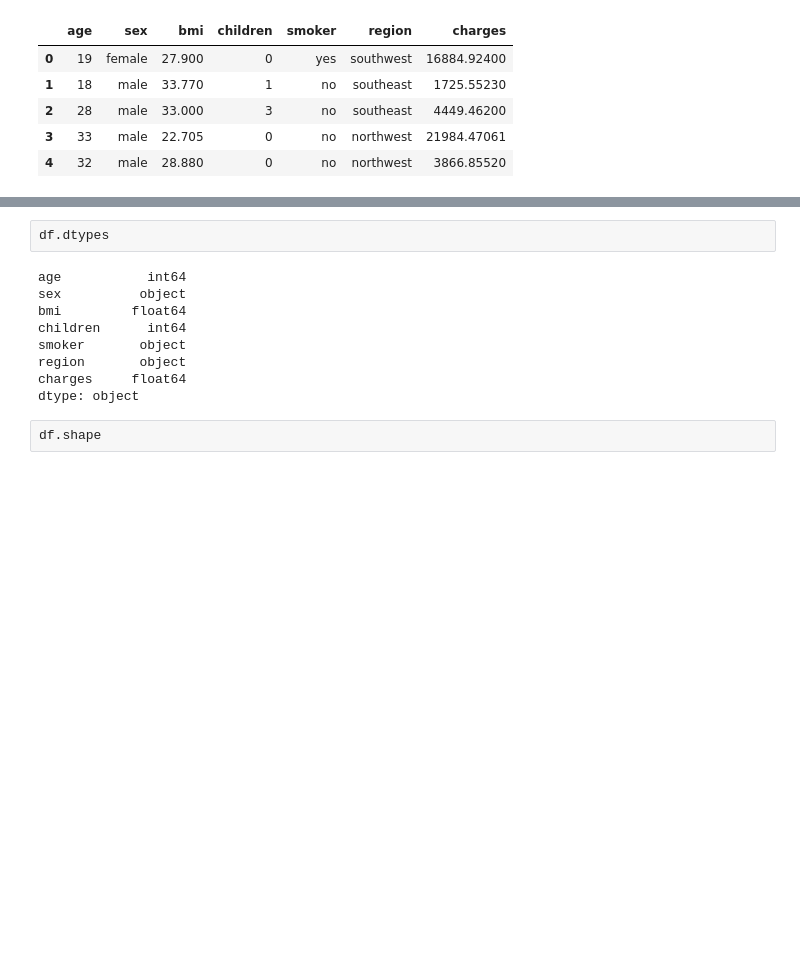
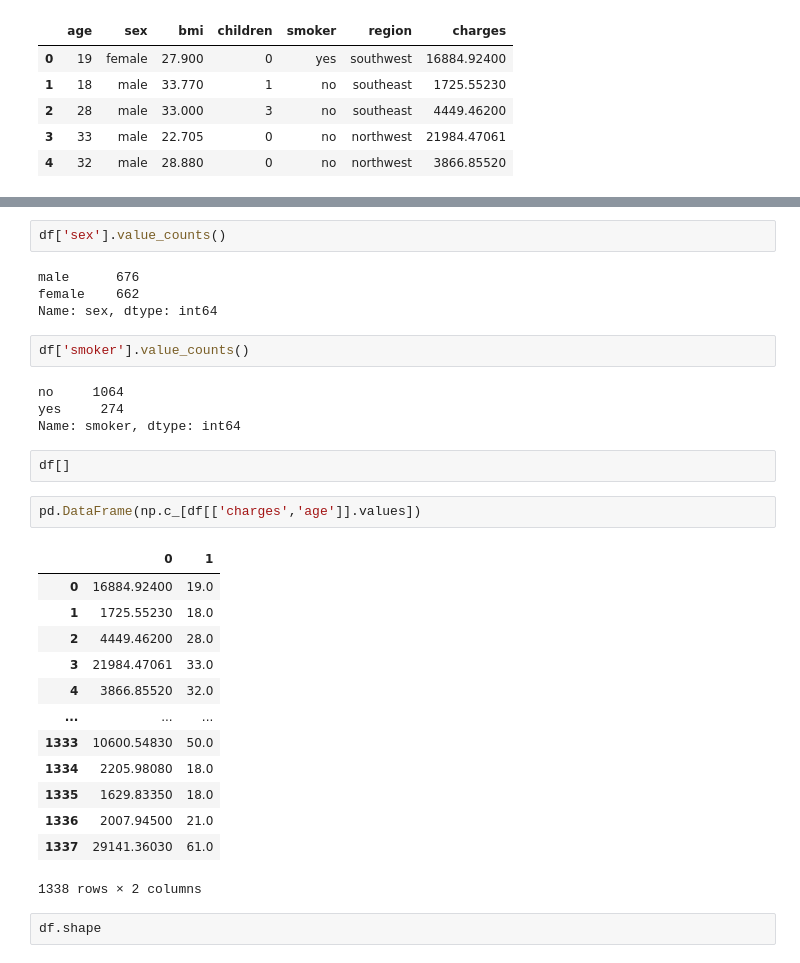
Before and after one commit to Ranjit-Singh-786/insorance-Premium-Prediction, a Jupyter notebook: summary.ipynb, the cells around one changed output, grey strips where cells are left out. Cells and saved outputs as stored; diff of their text form; blank space fills up the shorter version.

Commit message:
data transformation completed

```diff
--- a/summary.ipynb
+++ b/summary.ipynb
@@ -20,14 +29,33 @@ df.head()
+# %%
+df['sex'].value_counts()
+# %% [output]
+male      676
+female    662
+Name: sex, dtype: int64
+# %%
+df['smoker'].value_counts()
+# %% [output]
+no     1064
+yes     274
+Name: smoker, dtype: int64
 # %%
-df.dtypes
+df[]
-# %% [output]
-age           int64
-sex          object
-bmi         float64
-children      int64
-smoker       object
-region       object
-charges     float64
-dtype: object
+# %%
+pd.DataFrame(np.c_[df[['charges','age']].values])
+# %% [output]
+|  | 0 | 1 |
+| 0 | 16884.92400 | 19.0 |
+| 1 | 1725.55230 | 18.0 |
+| 2 | 4449.46200 | 28.0 |
+| 3 | 21984.47061 | 33.0 |
+| 4 | 3866.85520 | 32.0 |
+| ... | ... | ... |
+| 1333 | 10600.54830 | 50.0 |
+| 1334 | 2205.98080 | 18.0 |
+| 1335 | 1629.83350 | 18.0 |
+| 1336 | 2007.94500 | 21.0 |
+| 1337 | 29141.36030 | 61.0 |
+1338 rows × 2 columns
 # %%
 df.shape
 # %% [output]
```
Also changed, not shown: parts of 2 cells of this notebook, 44 other files.
